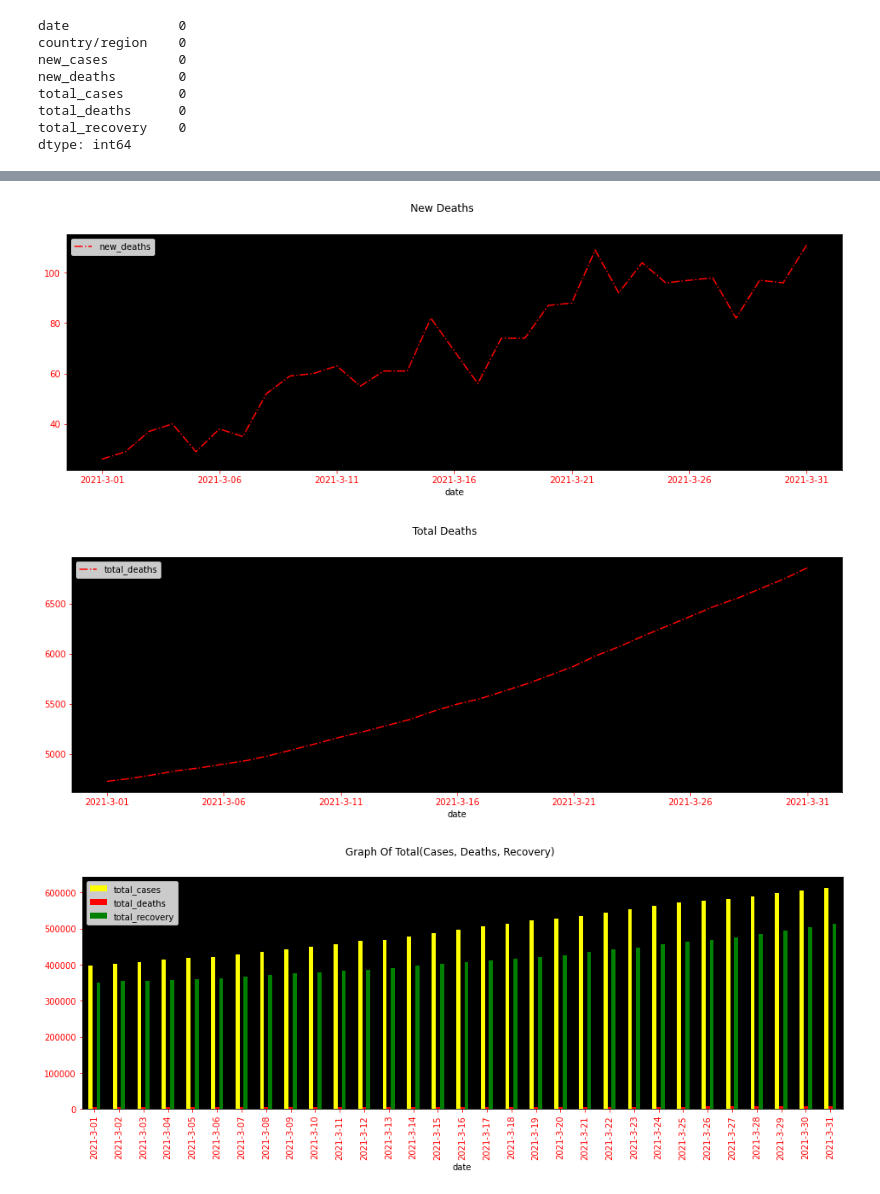
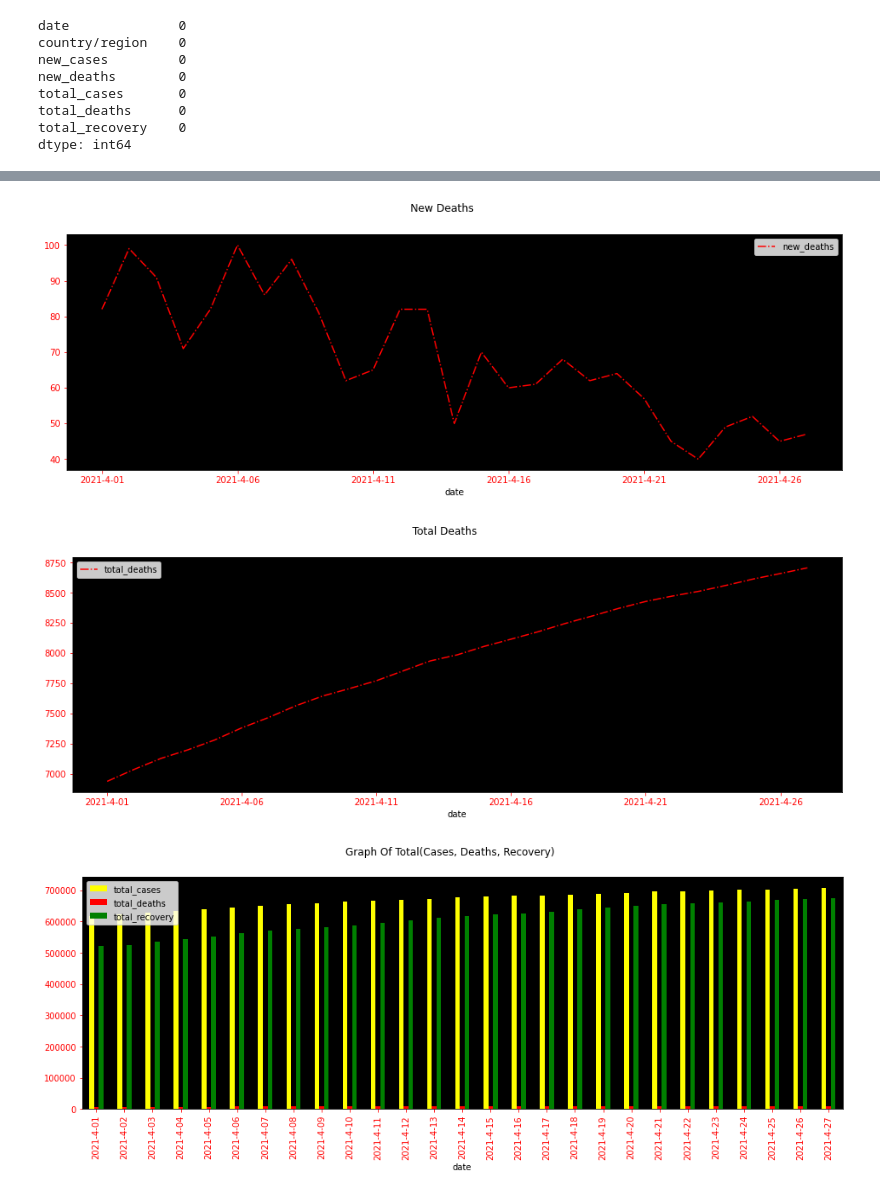
Before and after one commit to iiabdulrazak/silver-scraper, a Jupyter notebook: notebooks/visData.ipynb, the cells around one changed output, grey strips where cells are left out. Saved outputs shown, nothing was run; the diff lists cells and outputs as text; code cells hidden in the pictures.

Commit message:
Solution: vizulizing april data

```diff
--- a/notebooks/visData.ipynb
+++ b/notebooks/visData.ipynb
@@ -51,12 +9,15 @@ data.to_csv('./data/gen.csv', index=False)
+# %%
+#now we start the concating for all days
+col_names = ['date','country/region','new_cases','new_deaths','total_cases','total_deaths','total_recovery']
+data = pd.read_csv('data/output.csv', names=col_names)
 # %%
 #removing punctuation from all rows, then converting them all to int()
-genData = pd.read_csv('data/gen.csv')
-genData['new_cases'] = genData['new_cases'].str.replace(r'\W', '', regex=True).astype('int')
-genData['new_deaths'] = genData['new_deaths'].replace(r'\W', '', regex=True).astype('int')
-genData['total_cases'] = genData['total_cases'].str.replace(r'\W', '', regex=True).astype('int')
-genData['total_deaths'] = genData['total_deaths'].str.replace(r'\W', '', regex=True).astype('int')
-genData['total_recovery'] = genData['total_recovery'].str.replace(r'\W', '', regex=True).astype('int')
+data['new_cases'] = data['new_cases'].str.replace(r'\W', '', regex=True).astype('int')
+data['new_deaths'] = data['new_deaths'].replace(r'\W', '', regex=True).astype('int')
+data['total_cases'] = data['total_cases'].str.replace(r'\W', '', regex=True).astype('int')
+data['total_deaths'] = data['total_deaths'].str.replace(r'\W', '', regex=True).astype('int')
+data['total_recovery'] = data['total_recovery'].str.replace(r'\W', '', regex=True).astype('int')
 
-genData
+data
 # %% [output]
 |  | date | country/region | new_cases | new_deaths | total_cases | total_deaths | total_recovery |
@@ -107,3 +68,3 @@ memory usage: 1.8+ KB
 # %%
-graphD = genData.set_index('date')
+graphD = data.set_index('date')
 # %%
@@ -127,27 +88,27 @@ plt.show()
 # %%
-graphData = graphD.loc['2021-3-01' :'2021-3-31'][['new_deaths']].plot(color=['red'],kind='line',figsize=(16,5), linestyle='-.')
+graphData = graphD.loc['2021-4-01' :'2021-4-27'][['new_deaths']].plot(color=['red'],kind='line',figsize=(16,5), linestyle='-.')
 graphData.tick_params(axis='x', colors='red')
 graphData.tick_params(axis='y', colors='red')
 graphData.set_facecolor('black')
 plt.suptitle('New Deaths')
 plt.show()
 # %% [output]
-[figure, old version]
+[figure, new version]
 # %%
-graphData = graphD.loc['2021-3-01' :'2021-3-31'][['total_deaths']].plot(color=['red'],kind='line',figsize=(16,5), linestyle='-.')
+graphData = graphD.loc['2021-4-01' :'2021-4-27'][['total_deaths']].plot(color=['red'],kind='line',figsize=(16,5), linestyle='-.')
 graphData.set_facecolor('black')
 graphData.tick_params(axis='x', colors='red')
 graphData.tick_params(axis='y', colors='red')
 plt.suptitle('Total Deaths')
 plt.show()
 # %% [output]
-[figure, old version]
+[figure, new version]
 # %%
-graphData = graphD.loc['2021-3-01' :'2021-3-31'][['total_cases','total_deaths','total_recovery']].plot(color=['yellow','red','green'],kind='bar',figsize=(16,5), linestyle='-.')
+graphData = graphD.loc['2021-4-01' :'2021-4-27'][['total_cases','total_deaths','total_recovery']].plot(color=['yellow','red','green'],kind='bar',figsize=(16,5), linestyle='-.')
 graphData.set_facecolor('black')
 graphData.tick_params(axis='x', colors='red')
 graphData.tick_params(axis='y', colors='red')
 plt.suptitle('Graph Of Total(Cases, Deaths, Recovery)')
 plt.show()
 # %% [output]
-[figure, old version]
+[figure, new version]
```
Also changed, not shown: parts of 7 cells of this notebook.
